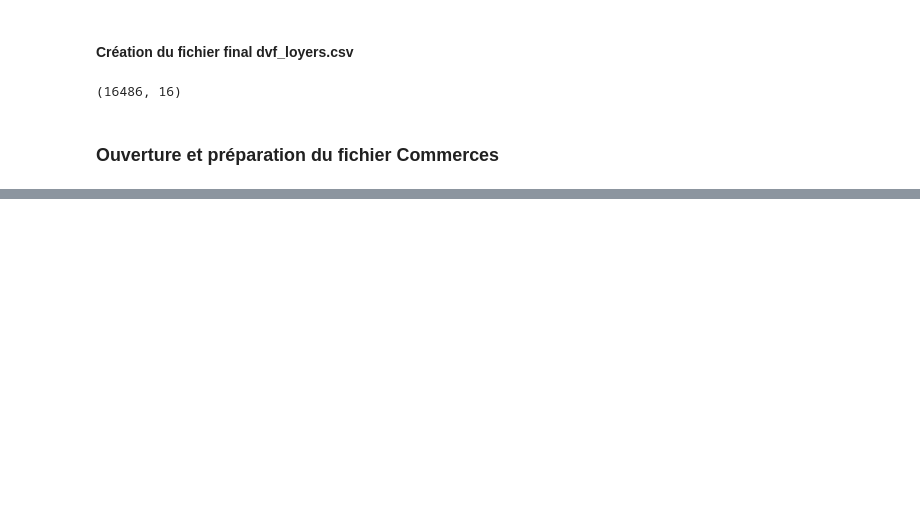
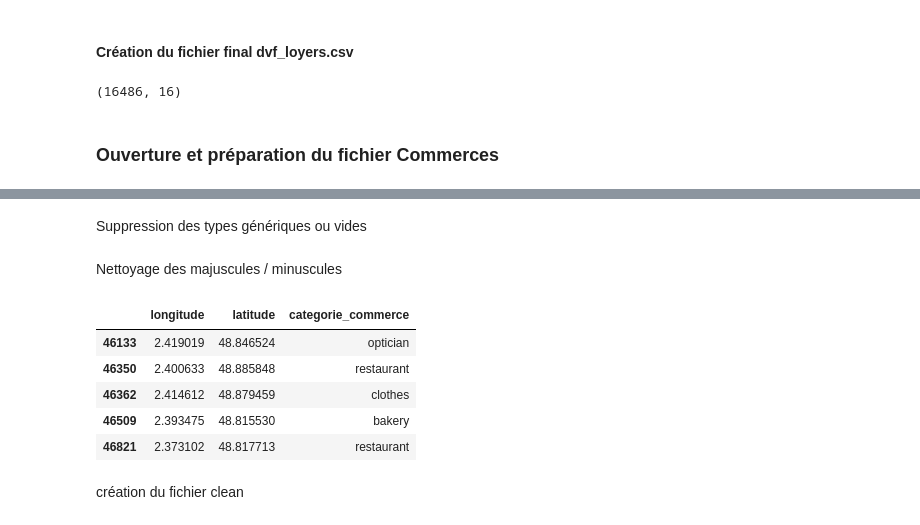
Before and after one commit to BaptVic78/AnalyseDonneesFoncieres, a Jupyter notebook: 01_preparation_donnees.ipynb, the cells around one changed output, grey strips where cells are left out. Saved outputs shown, nothing was run; the diff lists cells and outputs as text; code cells hidden in the pictures; blank space fills up the shorter version.

```diff
--- a/01_preparation_donnees.ipynb
+++ b/01_preparation_donnees.ipynb
@@ -234,2 +241,4 @@ print(commerce.head())
 # %%
 commerce.to_csv("commerce_nettoye.csv", sep=";", encoding="utf-8", index=False)
+# %% [markdown]
+Suppression des types génériques ou vides
@@ -235,0 +247,2 @@ commerce.to_csv("commerce_nettoye.csv", sep=";", encoding="utf-8", index=False)
+# %% [markdown]
+Nettoyage des majuscules / minuscules
@@ -235,0 +251,11 @@ commerce.to_csv("commerce_nettoye.csv", sep=";", encoding="utf-8", index=False)
+# %%
+commerce.head()
+# %% [output]
+|  | longitude | latitude | categorie_commerce |
+| 46133 | 2.419019 | 48.846524 | optician |
+| 46350 | 2.400633 | 48.885848 | restaurant |
+| 46362 | 2.414612 | 48.879459 | clothes |
+| 46509 | 2.393475 | 48.815530 | bakery |
+| 46821 | 2.373102 | 48.817713 | restaurant |
+# %% [markdown]
+création du fichier clean
```
Also changed, not shown: parts of 26 cells of this notebook.
